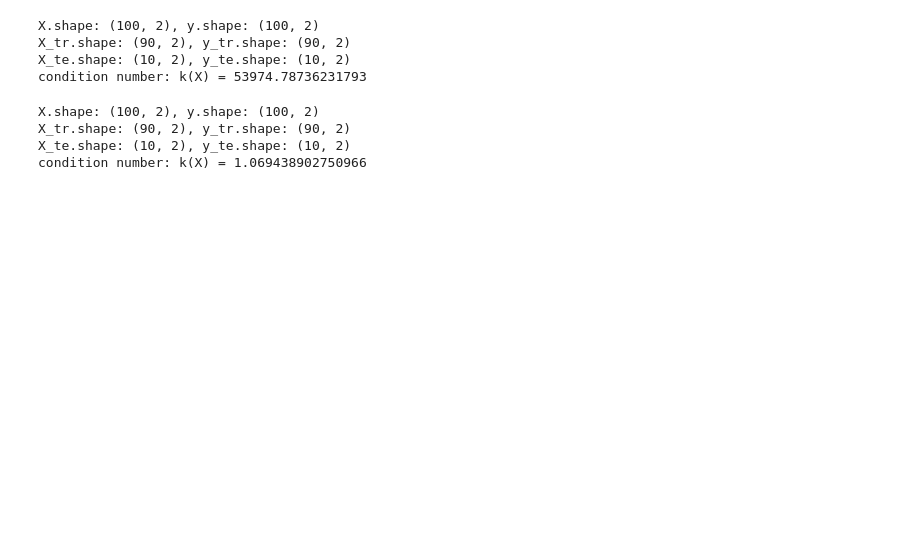
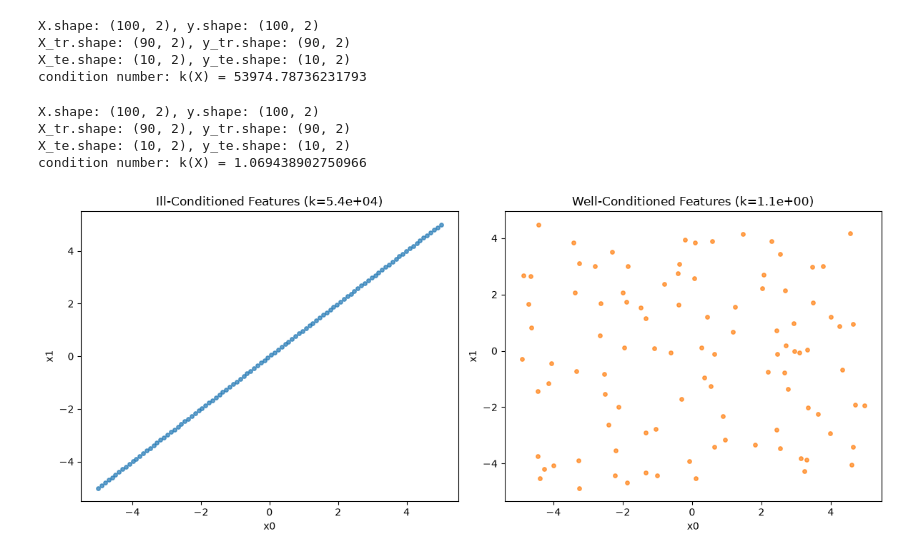
Before and after one commit to cecinuga/tiny-torch, a Jupyter notebook: examples/linear_regression/linear-ill-cond/main.ipynb, the cells around one changed output. Drawn from its saved outputs; the diff is of its cells as text; code cells hidden in the pictures; blank space fills up the shorter version.

```diff
--- a/examples/linear_regression/linear-ill-cond/main.ipynb
+++ b/examples/linear_regression/linear-ill-cond/main.ipynb
@@ -82,6 +83,30 @@ X.shape: (100, 2), y.shape: (100, 2)
 X_tr.shape: (90, 2), y_tr.shape: (90, 2)
 X_te.shape: (10, 2), y_te.shape: (10, 2)
 condition number: k(X) = 1.069438902750966
+# %%
+"""Feature correlation: ill vs well conditioned"""
+
+import matplotlib.pyplot as plt
+
+X_ill_full = np.vstack([X_tr_ill.data, X_te_ill.data])
+X_well_full = np.vstack([X_tr_well.data, X_te_well.data])
+
+fig, (ax_feat_ill, ax_feat_well) = plt.subplots(1, 2, figsize=(12, 5))
+
+ax_feat_ill.scatter(X_ill_full[:, 0], X_ill_full[:, 1], s=15, alpha=0.7)
+ax_feat_ill.set_title(f"Ill-Conditioned Features (k={np.linalg.cond(X_ill_full):.1e})")
+ax_feat_ill.set_xlabel("x0")
+ax_feat_ill.set_ylabel("x1")
+
+ax_feat_well.scatter(X_well_full[:, 0], X_well_full[:, 1], s=15, alpha=0.7, color='C1')
+ax_feat_well.set_title(f"Well-Conditioned Features (k={np.linalg.cond(X_well_full):.1e})")
+ax_feat_well.set_xlabel("x0")
+ax_feat_well.set_ylabel("x1")
+
+fig.tight_layout()
+plt.show()
+# %% [output]
+[figure, added]
 # %%
 from core.optimizer import SGD
 from core.losses import MSELoss
```
Also changed, not shown: parts of 8 cells of this notebook, 4 other files.
